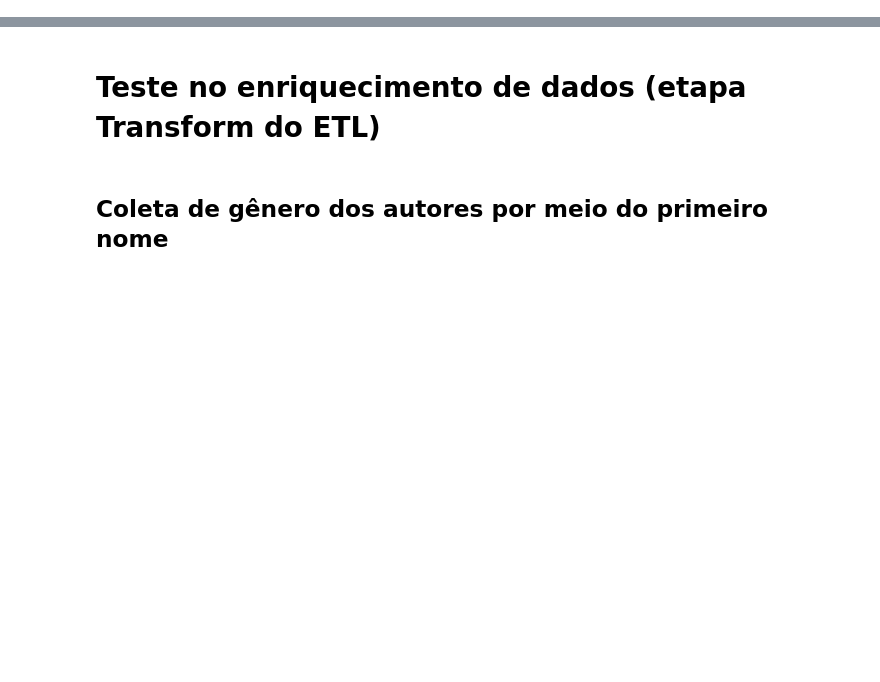
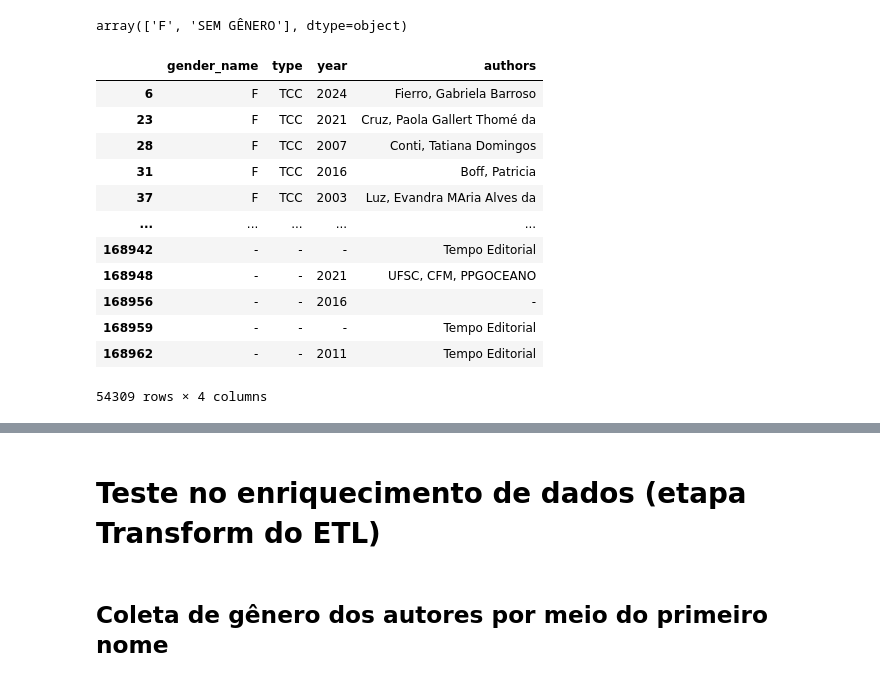
Before and after one commit to IgorCaetano/py_ri_ufsc, a Jupyter notebook: testings.ipynb, the cells around one changed output, grey strips where cells are left out. Cells and saved outputs as stored; diff of their text form; code cells hidden in the pictures; blank space fills up the shorter version.

```diff
--- a/testings.ipynb
+++ b/testings.ipynb
@@ -0,0 +5,2 @@
+# %%
+ri_ufsc = RIUFSC()
@@ -0,0 +70,29 @@
+# %%
+df_filtered = ri_ufsc.get_df_filtered(type_filter=['TCC'],
+                                      gender_filter=['F'],
+                                      just_contain=False,
+                                      replace_empty_values='SEM GÊNERO')
+df_filtered['gender_name'].unique()
+# %% [output]
+array(['F', 'SEM GÊNERO'], dtype=object)
+# %%
+df_filtered = ri_ufsc.get_df_filtered(type_filter=['TCC'],
+                                      gender_filter=['F'],
+                                      just_contain=False,
+                                      replace_empty_values='-',
+                                      exported_columns=['year','type','gender_name','authors'])
+df_filtered
+# %% [output]
+|  | gender_name | type | year | authors |
+| 6 | F | TCC | 2024 | Fierro, Gabriela Barroso |
+| 23 | F | TCC | 2021 | Cruz, Paola Gallert Thomé da |
+| 28 | F | TCC | 2007 | Conti, Tatiana Domingos |
+| 31 | F | TCC | 2016 | Boff, Patricia |
+| 37 | F | TCC | 2003 | Luz, Evandra MAria Alves da |
+| ... | ... | ... | ... | ... |
+| 168942 | - | - | - | Tempo Editorial |
+| 168948 | - | - | 2021 | UFSC, CFM, PPGOCEANO |
+| 168956 | - | - | 2016 | - |
+| 168959 | - | - | - | Tempo Editorial |
+| 168962 | - | - | 2011 | Tempo Editorial |
+54309 rows × 4 columns
```
Also changed, not shown: parts of 17 cells of this notebook, 13 other files.
